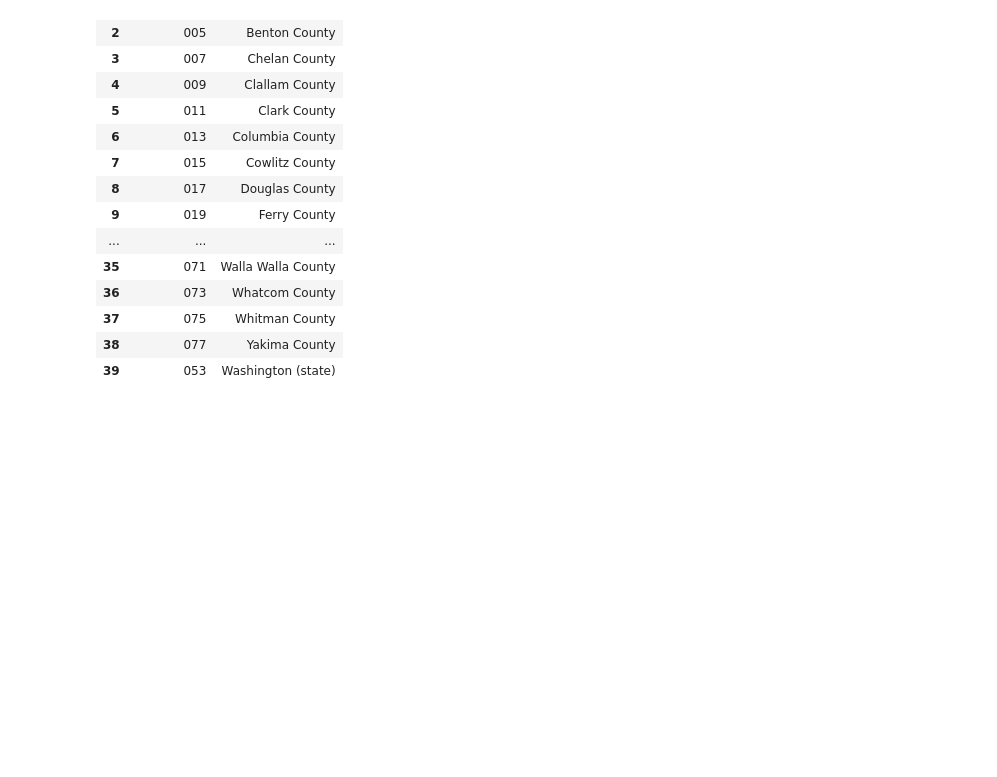
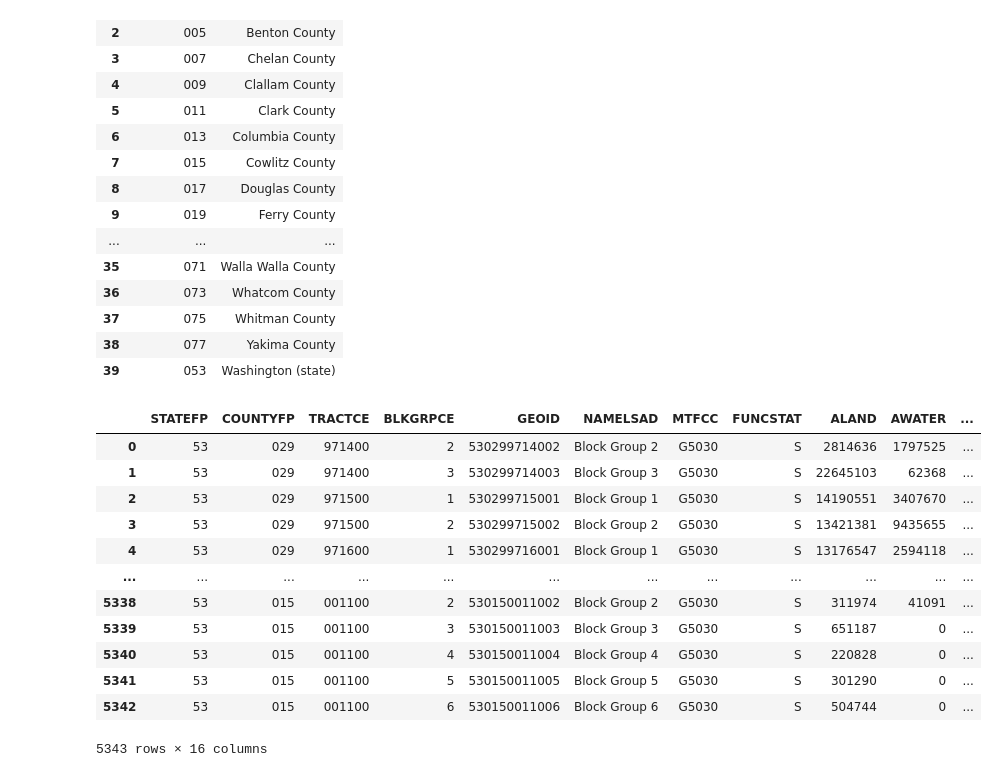
Before and after one commit to rmi-mobility-data-science/replicaEVSE, a Jupyter notebook: notebooks/2_blockgroups.ipynb, the cells around one changed output. Drawn from its saved outputs; the diff is of its cells as text; code cells hidden in the pictures; blank space fills up the shorter version.

Commit message:
add bkgrp county info

```diff
--- a/notebooks/2_blockgroups.ipynb
+++ b/notebooks/2_blockgroups.ipynb
@@ -74,3 +72,8 @@ wiki_df[['COUNTYFP', 'County']]
 | 37 | 075 | Whitman County |
 | 38 | 077 | Yakima County |
 | 39 | 053 | Washington (state) |
+# %%
+cnty_df = pd.merge(left=gdf, right=wiki_df[['COUNTYFP', 'County']], on='COUNTYFP', how='left')
+# %%
+cnty_df['BLOCKGROUP'] = cnty_df['GEOID']
+cnty_df['destination_bgrp'] = cnty_df['GEOID']
@@ -76,0 +82,16 @@ wiki_df[['COUNTYFP', 'County']]
+# %%
+cnty_df.
+# %% [output]
+|  | STATEFP | COUNTYFP | TRACTCE | BLKGRPCE | GEOID | NAMELSAD | MTFCC | FUNCSTAT | ALAND | AWATER | ... |
+| 0 | 53 | 029 | 971400 | 2 | 530299714002 | Block Group 2 | G5030 | S | 2814636 | 1797525 | ... |
+| 1 | 53 | 029 | 971400 | 3 | 530299714003 | Block Group 3 | G5030 | S | 22645103 | 62368 | ... |
+| 2 | 53 | 029 | 971500 | 1 | 530299715001 | Block Group 1 | G5030 | S | 14190551 | 3407670 | ... |
+| 3 | 53 | 029 | 971500 | 2 | 530299715002 | Block Group 2 | G5030 | S | 13421381 | 9435655 | ... |
+| 4 | 53 | 029 | 971600 | 1 | 530299716001 | Block Group 1 | G5030 | S | 13176547 | 2594118 | ... |
+| ... | ... | ... | ... | ... | ... | ... | ... | ... | ... | ... | ... |
+| 5338 | 53 | 015 | 001100 | 2 | 530150011002 | Block Group 2 | G5030 | S | 311974 | 41091 | ... |
+| 5339 | 53 | 015 | 001100 | 3 | 530150011003 | Block Group 3 | G5030 | S | 651187 | 0 | ... |
+| 5340 | 53 | 015 | 001100 | 4 | 530150011004 | Block Group 4 | G5030 | S | 220828 | 0 | ... |
+| 5341 | 53 | 015 | 001100 | 5 | 530150011005 | Block Group 5 | G5030 | S | 301290 | 0 | ... |
+| 5342 | 53 | 015 | 001100 | 6 | 530150011006 | Block Group 6 | G5030 | S | 504744 | 0 | ... |
+5343 rows × 16 columns
```
Also changed, not shown: parts of 2 cells of this notebook, 2 other files.
